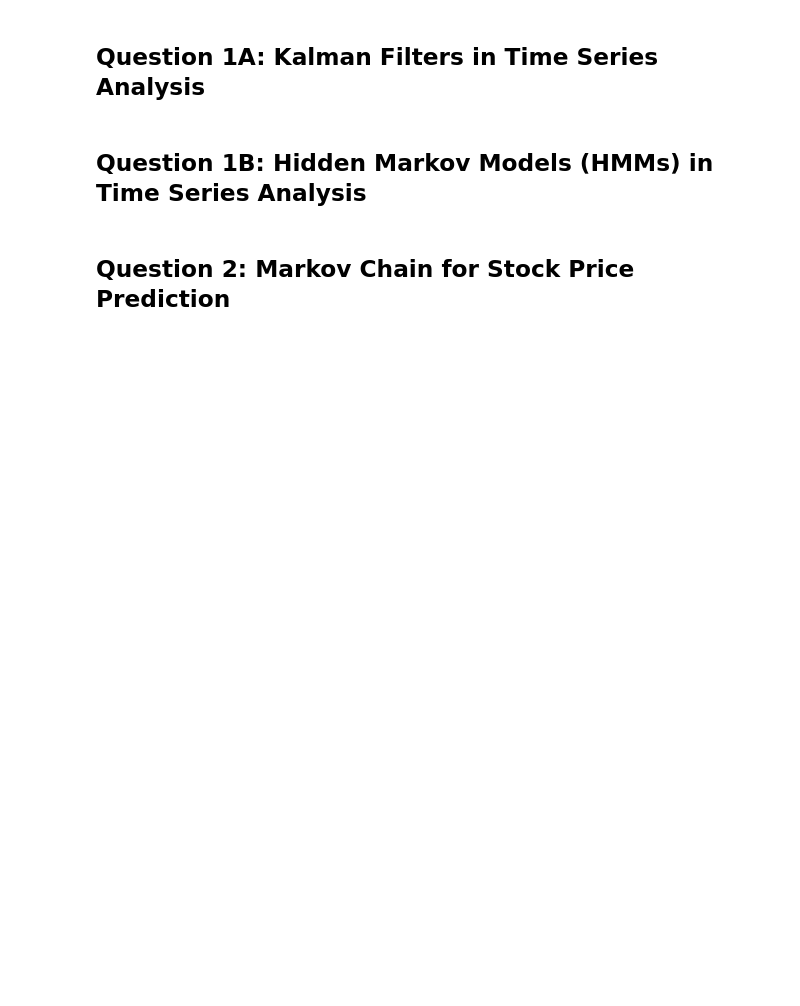
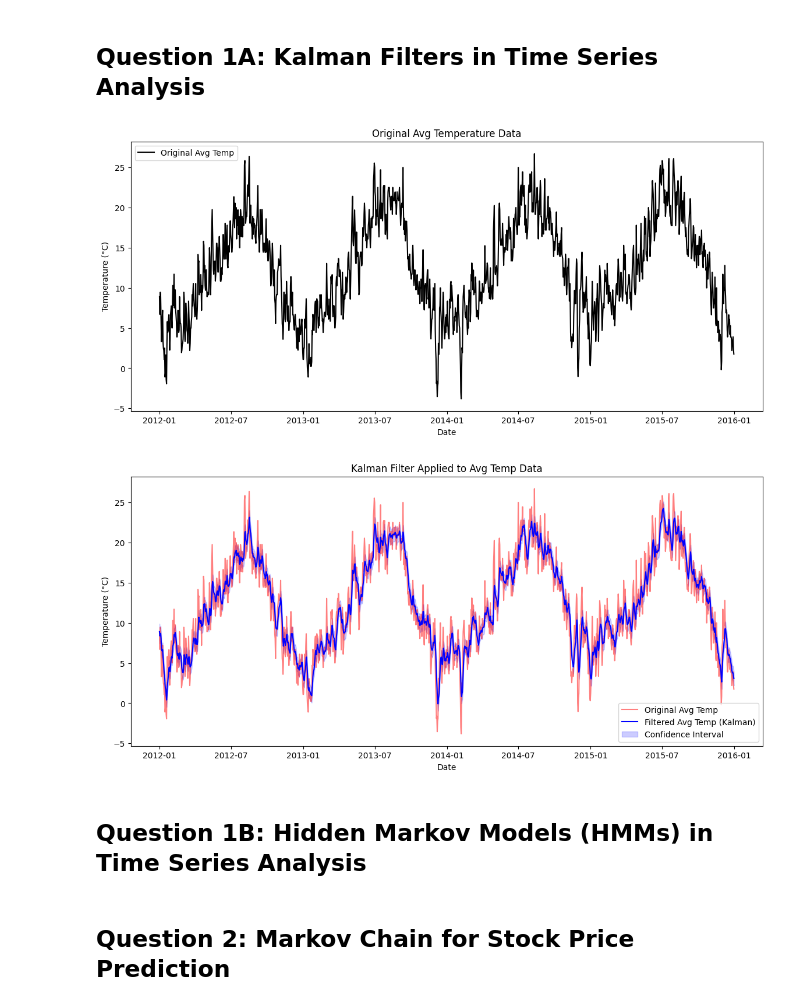
Before and after one commit to kkipngenokoech/MathsRequiredForAI, a Jupyter notebook: latex/asp_hw5/asp_hw5/ASP_HW5_Starter_Notebook.ipynb, the cells around one changed output. Cells and saved outputs as stored; diff of their text form; code cells hidden in the pictures; blank space fills up the shorter version.

Commit message:
kalman filter

```diff
--- a/latex/asp_hw5/asp_hw5/ASP_HW5_Starter_Notebook.ipynb
+++ b/latex/asp_hw5/asp_hw5/ASP_HW5_Starter_Notebook.ipynb
@@ -52,13 +52,18 @@ class KalmanFilter:
 
         for t in range(1, T):
             # TODO: Implement prediction step
-            mu_prior = NotImplemented  # Replace with: μ_prior_t = α * μ_t-1
-            sigma_prior = NotImplemented  # Replace with: σ_prior_t = q^2 + (α^2) * σ_t-1
+           # mu_prior = NotImplemented  # Replace with: μ_prior_t = α * μ_t-1
+            mu_prior = self.alpha * mu_filtered[t-1]
+            #sigma_prior = NotImplemented  # Replace with: σ_prior_t = q^2 + (α^2) * σ_t-1
+            sigma_prior = self.q**2 + (self.alpha**2 * sigma_filtered[t-1])
 
             # TODO: Implement update step
-            K = NotImplemented  # Replace with: σ_prior_t / (σ_prior_t + r^2)
-            mu_filtered[t] = NotImplemented  # Replace with: μ_t = μ_prior_t + K_t * (data_t - μ_prior_t)
-            sigma_filtered[t] = NotImplemented  # Replace with: σ_t = (1 - K_t) * σ_prior_t
+            #K = NotImplemented  # Replace with: σ_prior_t / (σ_prior_t + r^2)
+            k = sigma_prior / (sigma_prior + self.r**2)
+            #mu_filtered[t] = NotImplemented  # Replace with: μ_t = μ_prior_t + K_t * (data_t - μ_prior_t)
+            mu_filtered[t] = mu_prior + k * (data[t] - mu_prior)
+            #sigma_filtered[t] = NotImplemented  # Replace with: σ_t = (1 - K_t) * σ_prior_t
+            sigma_filtered[t] = (1-k) * sigma_prior
 
         return mu_filtered, sigma_filtered
 
@@ -83,39 +88,48 @@ class KalmanFilter:
         plt.show()
 
 # Main function with TODOs for students to complete
 if __name__ == "__main__":
     # TODO: Load the dataset and preprocess it
-    weather_df = NotImplemented # TODO Load the data using the 'parse_dates' and 'index_col' arguments
-    weather_df = NotImplemented  # TODO: Select 'temp_max', 'temp_min', and 'weather' columns and drop NaN values
+    #weather_df = NotImplemented # TODO Load the data using the 'parse_dates' and 'index_col' arguments
+    weather_df = pd.read_csv('seattle-weather.csv', parse_dates=True, index_col='date')
+    #weather_df = NotImplemented  # TODO: Select 'temp_max', 'temp_min', and 'weather' columns and drop NaN values
+    weather_df = weather_df[['temp_max', 'temp_min', 'weather']].dropna()
 
     # Calculate the average temperature
-    weather_df['temp_avg'] = NotImplemented  # TODO: Calculate the average temperature
+    #weather_df['temp_avg'] = NotImplemented  # TODO: Calculate the average temperature
+    weather_df['temp_avg'] = (weather_df['temp_max'] + weather_df['temp_min']) / 2
 
     # Plot the original average temperature data
     plt.figure(figsize=(14, 6))
     plt.plot(weather_df.index, weather_df['temp_avg'], label='Original Avg Temp', color='black')
     plt.title('Original Avg Temperature Data')
     plt.xlabel('Date')
     plt.ylabel('Temperature (°C)')
     plt.legend()
     plt.show()
 
     # TODO: Set Kalman filter parameters
-    alpha = NotImplemented  # Replace with appropriate value
-    q = NotImplemented  # Replace with appropriate value
-    r = NotImplemented  # Replace with appropriate value
+    #alpha = NotImplemented  # Replace with appropriate value
+    alpha = 1.0
+    #q = NotImplemented  # Replace with appropriate value
+    q = 0.5
+    #r = NotImplemented  # Replace with appropriate value
+    r = 2.0
     initial_state = weather_df['temp_avg'].values[0]  # Initial state estimate
     initial_variance = 1  # Initial error covariance
 
     # Initialize the Kalman filter
     kf = KalmanFilter(alpha, q, r, initial_state, initial_variance)
 
     # Run the Kalman filter on the temperature data
     temp_avg_data = weather_df['temp_avg'].values
     mu_filtered, sigma_filtered = kf.filter(temp_avg_data)
 
     # Plot results
     kf.plot_results(weather_df.index, temp_avg_data, mu_filtered, sigma_filtered)
+# %% [output]
+[figure, added]
+[figure, added]
 # %% [markdown]
 ## Question 1B: Hidden Markov Models (HMMs) in Time Series Analysis
 # %%
```
Also changed, not shown: 6 other files.
